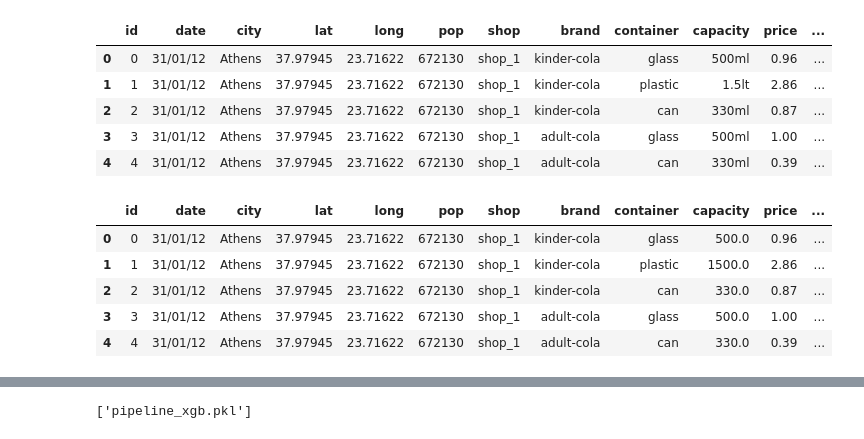
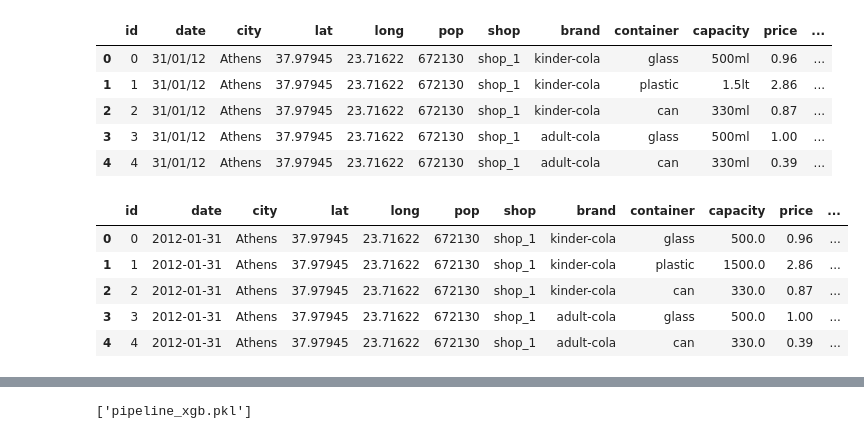
Before and after one commit to vspartamo/MDS7202, a Jupyter notebook: Lab_9/NPR_L9.ipynb, the cells around one changed output, grey strips where cells are left out. Drawn from its saved outputs; the diff is of its cells as text; code cells hidden in the pictures.

```diff
--- a/Lab_9/NPR_L9.ipynb
+++ b/Lab_9/NPR_L9.ipynb
@@ -70,21 +70,35 @@ df.head()
 | 2 | 2 | 31/01/12 | Athens | 37.97945 | 23.71622 | 672130 | shop_1 | kinder-cola | can | 330ml | 0.87 | ... |
 | 3 | 3 | 31/01/12 | Athens | 37.97945 | 23.71622 | 672130 | shop_1 | adult-cola | glass | 500ml | 1.00 | ... |
 | 4 | 4 | 31/01/12 | Athens | 37.97945 | 23.71622 | 672130 | shop_1 | adult-cola | can | 330ml | 0.39 | ... |
-# %%
-def convert_capacity_to_ml(capacity):
-    if 'ml' in capacity:
-        return float(capacity.replace('ml', ''))
-    elif 'lt' in capacity:
-        return float(capacity.replace('lt', '')) * 1000
-    else:
-        raise ValueError(f"Unknown capacity format: {capacity}")
-df['capacity'] = df['capacity'].apply(convert_capacity_to_ml)
-
-df.head()
-# %% [output]
-|  | id | date | city | lat | long | pop | shop | brand | container | capacity | price | ... |
-| 0 | 0 | 31/01/12 | Athens | 37.97945 | 23.71622 | 672130 | shop_1 | kinder-cola | glass | 500.0 | 0.96 | ... |
-| 1 | 1 | 31/01/12 | Athens | 37.97945 | 23.71622 | 672130 | shop_1 | kinder-cola | plastic | 1500.0 | 2.86 | ... |
-| 2 | 2 | 31/01/12 | Athens | 37.97945 | 23.71622 | 672130 | shop_1 | kinder-cola | can | 330.0 | 0.87 | ... |
-| 3 | 3 | 31/01/12 | Athens | 37.97945 | 23.71622 | 672130 | shop_1 | adult-cola | glass | 500.0 | 1.00 | ... |
-| 4 | 4 | 31/01/12 | Athens | 37.97945 | 23.71622 | 672130 | shop_1 | adult-cola | can | 330.0 | 0.39 | ... |
+# %%
+def convert_capacity_to_ml(capacity):
+    if 'ml' in capacity:
+        return float(capacity.replace('ml', ''))
+    elif 'lt' in capacity:
+        return float(capacity.replace('lt', '')) * 1000
+    else:
+        raise ValueError(f"Unknown capacity format: {capacity}")
+df['capacity'] = df['capacity'].apply(convert_capacity_to_ml)
+
+#convertir las columnas lat, long, pop, capacity, price y quantity como variables numericas
+df['lat'] = pd.to_numeric(df['lat'], errors='coerce')
+df['long'] = pd.to_numeric(df['long'], errors='coerce')
+df['pop'] = pd.to_numeric(df['pop'], errors='coerce')
+df['capacity'] = pd.to_numeric(df['capacity'], errors='coerce')
+df['price'] = pd.to_numeric(df['price'], errors='coerce')
+df['quantity'] = pd.to_numeric(df['quantity'], errors='coerce')
+#convertir las columnas city, shop, brand y container a categoricas
+df['city'] = df['city'].astype('category')
+df['shop'] = df['shop'].astype('category')
+df['brand'] = df['brand'].astype('category')
+df['container'] = df['container'].astype('category')
+#convertir la columna date a datetime
+df['date'] = pd.to_datetime(df['date'])
+df.head()
+# %% [output]
+|  | id | date | city | lat | long | pop | shop | brand | container | capacity | price | ... |
+| 0 | 0 | 2012-01-31 | Athens | 37.97945 | 23.71622 | 672130 | shop_1 | kinder-cola | glass | 500.0 | 0.96 | ... |
+| 1 | 1 | 2012-01-31 | Athens | 37.97945 | 23.71622 | 672130 | shop_1 | kinder-cola | plastic | 1500.0 | 2.86 | ... |
+| 2 | 2 | 2012-01-31 | Athens | 37.97945 | 23.71622 | 672130 | shop_1 | kinder-cola | can | 330.0 | 0.87 | ... |
+| 3 | 3 | 2012-01-31 | Athens | 37.97945 | 23.71622 | 672130 | shop_1 | adult-cola | glass | 500.0 | 1.00 | ... |
+| 4 | 4 | 2012-01-31 | Athens | 37.97945 | 23.71622 | 672130 | shop_1 | adult-cola | can | 330.0 | 0.39 | ... |
```
Also changed, not shown: parts of 16 cells of this notebook, 4 other files.
